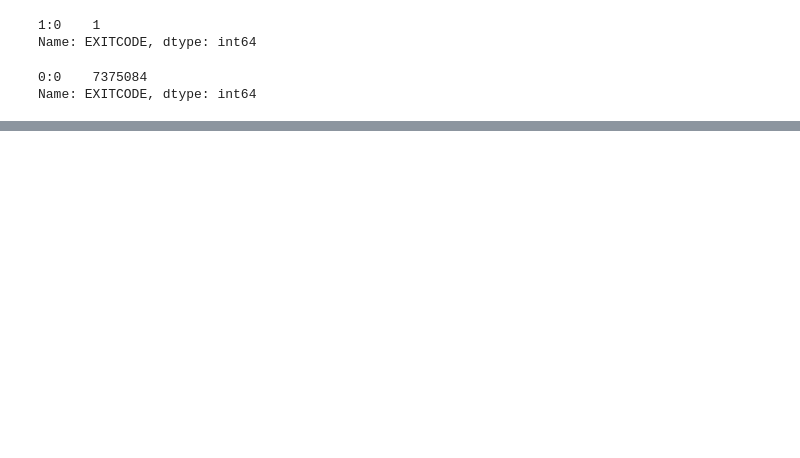
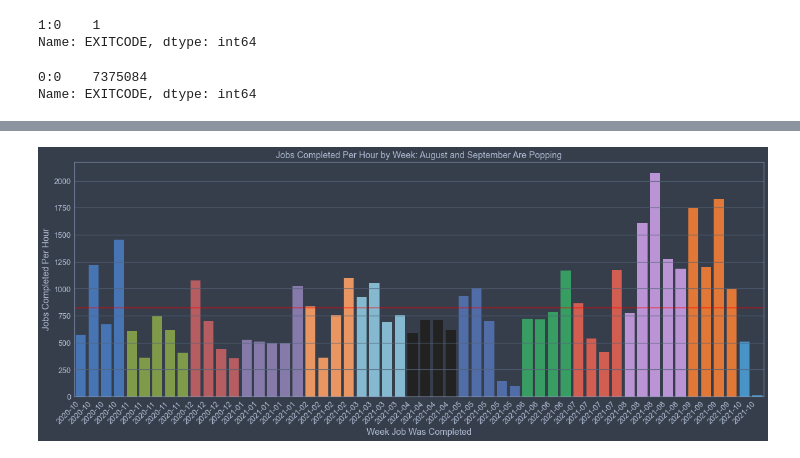
Before and after one commit to jrioross/accre-data-nerds, a Jupyter notebook: notebooks/jrr_01_fs_exploration.ipynb, the cells around one changed output, grey strips where cells are left out. Cells and saved outputs as stored; diff of their text form; code cells hidden in the pictures; blank space fills up the shorter version.

Commit message:
explorations of weekly completions per hour over year as well as average completions per hour by weekday

```diff
--- a/notebooks/jrr_01_fs_exploration.ipynb
+++ b/notebooks/jrr_01_fs_exploration.ipynb
@@ -89,0 +85,6 @@ fscomp = fs[fs['STATE'] == 'COMPLETED']
+# %%
+# overall completions per hour for fs
+completions = len(fscomp)
+time_diff = (fs['END'].max() - fs['END'].min())
+jobs_per_hour = completions/td_hours(time_diff)
+print(round(jobs_per_hour, 1), 'completions per hour')
@@ -89,0 +95,13 @@ fscomp = fs[fs['STATE'] == 'COMPLETED']
+# %%
+comp_per_hour_by_week = (fscomp.groupby(
+                                    pd.Grouper(key = 'END', freq = 'W')) # Group by week
+                                 ['JOBID'] # Counting job ids
+                                 .count()/168 # divide count by 168 hours in a week
+                        )
+# %%
+# display with renamed columns
+comp_per_hour_by_week = (comp_per_hour_by_week.reset_index()
+                                              .rename(columns = {'END': 'WEEK OF',
+                                                                 'JOBID': 'COMPLETIONS PER HOUR'}
+                                                     )
+                        )
@@ -89,0 +110,24 @@ fscomp = fs[fs['STATE'] == 'COMPLETED']
+# %%
+# Plot completions per hour by week, colored by month
+fig, ax = plt.subplots(figsize=(20,7))
+
+x_dates = comp_per_hour_by_week['WEEK OF'].dt.strftime('%Y-%m')
+
+sns.barplot(x = 'WEEK OF',
+            y = 'COMPLETIONS PER HOUR',
+            data = comp_per_hour_by_week,
+            ax = ax,
+            hue = x_dates,
+            dodge = False
+           )
+
+
+ax.set_xticklabels(labels=x_dates, rotation=45, ha='right')
+ax.get_legend().remove()
+ax.axhline(jobs_per_hour, color = 'red')
+ax.set(xlabel = 'Week Job Was Completed',
+       ylabel = 'Jobs Completed Per Hour',
+       title = 'Jobs Completed Per Hour by Week: August and September Are Popping')
+plt.show()
+# %% [output]
+[figure, added]
```
Also changed, not shown: parts of 29 cells of this notebook.
